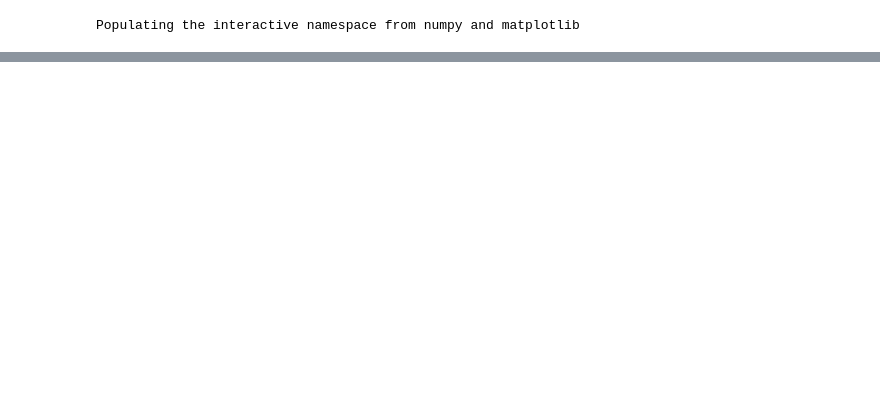
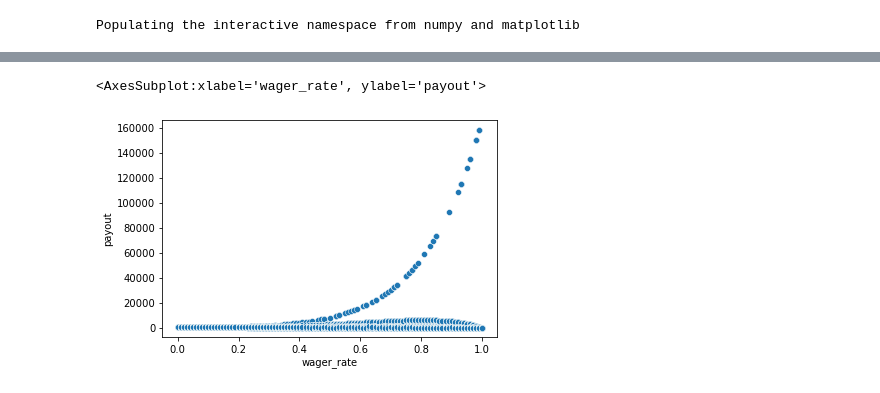
Before and after one commit to benjamin-chang/simbooks, a Jupyter notebook: Kelly Criterion.ipynb, the cells around one changed output, grey strips where cells are left out. Saved outputs shown, nothing was run; the diff lists cells and outputs as text; code cells hidden in the pictures; blank space fills up the shorter version.

```diff
--- a/Kelly Criterion.ipynb
+++ b/Kelly Criterion.ipynb
@@ -76,0 +46,6 @@ array([47239.2   ,   377.9136,  1889.568 , ...,   377.9136,  9447.84  ,
+# %%
+# plt.figure(figsize=(16,9))
+sns.scatterplot(x='wager_rate', y='payout', data=df)
+# %% [output]
+<AxesSubplot:xlabel='wager_rate', ylabel='payout'>
+[figure, added]
```
Also changed, not shown: parts of 17 cells of this notebook.
